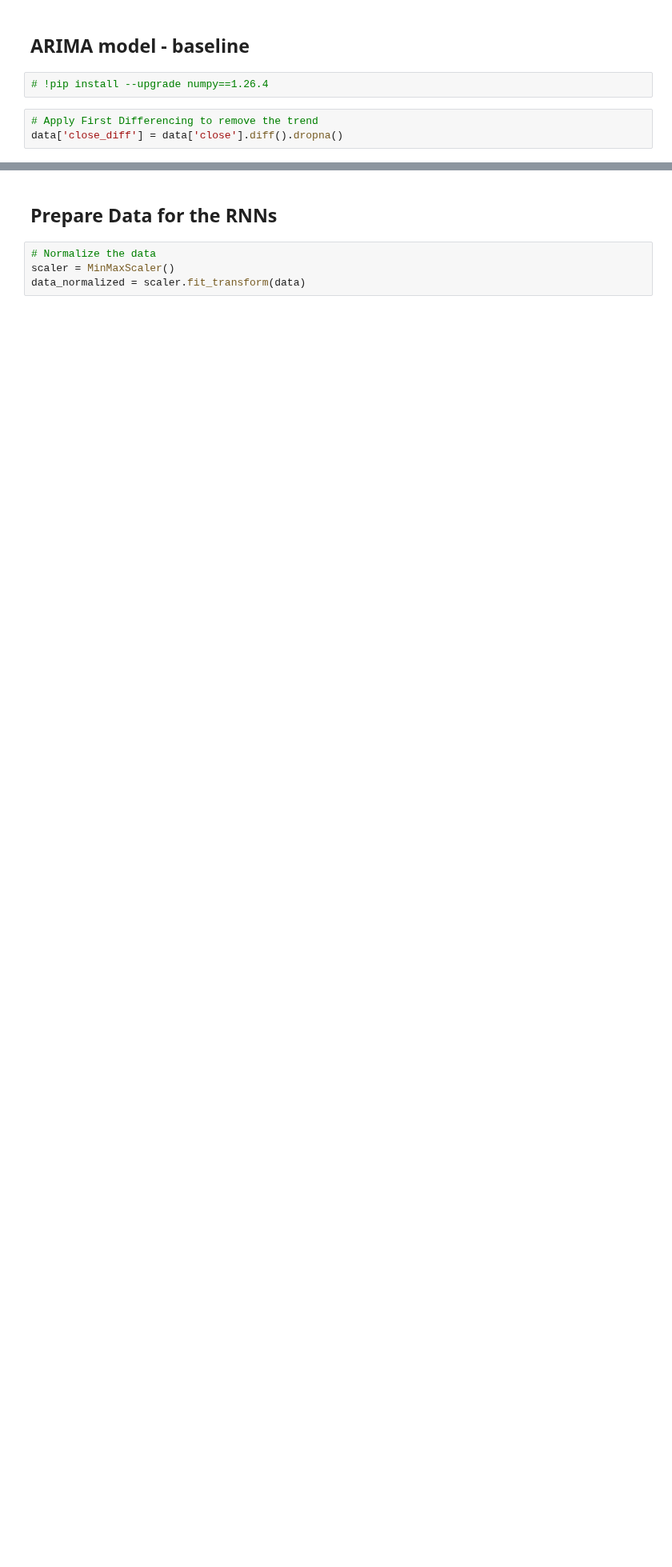
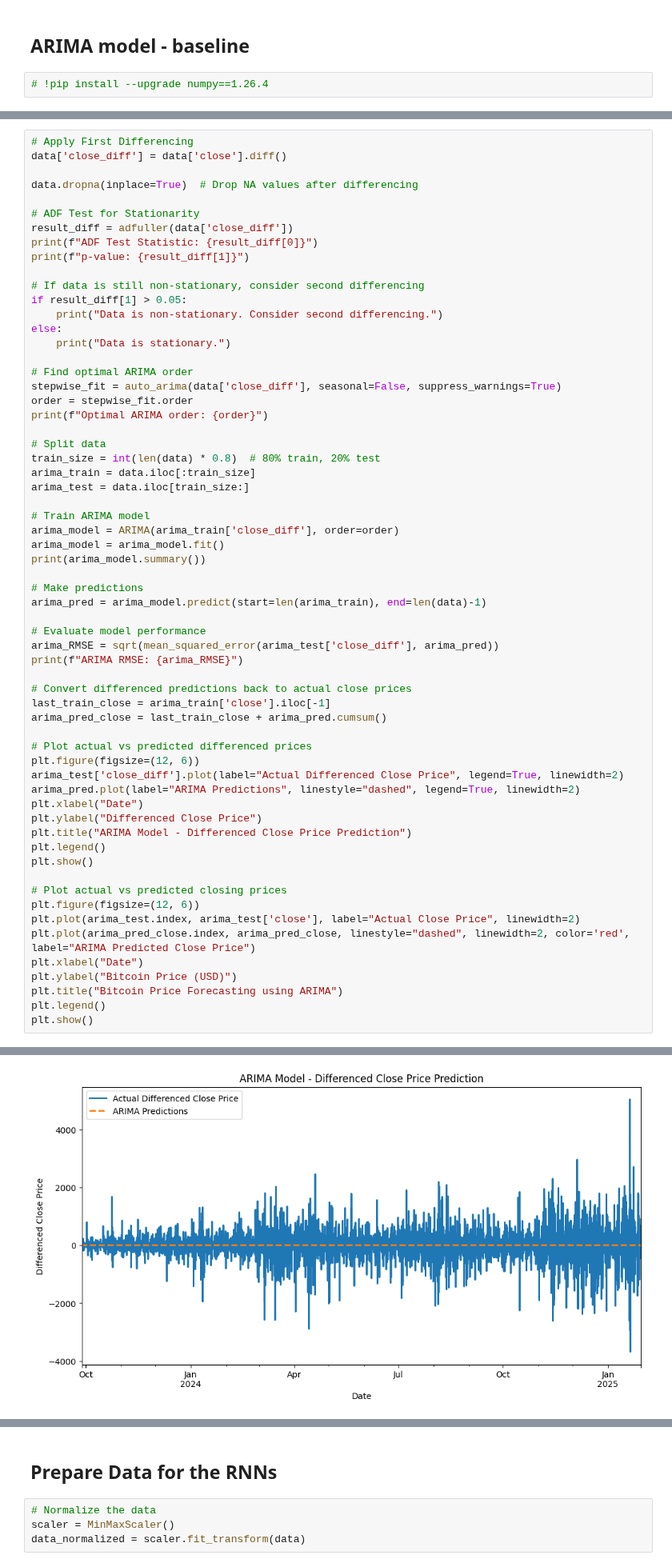
Before and after one commit to alexzheng123/EC331-project, a Jupyter notebook: code/bitcoin_forecasting.ipynb, the cells around one changed output, grey strips where cells are left out. Shown at 80% size. Drawn from its saved outputs; the diff is of its cells as text; blank space fills up the shorter version.

```diff
--- a/code/bitcoin_forecasting.ipynb
+++ b/code/bitcoin_forecasting.ipynb
@@ -30,6 +44,3 @@ data = pd.read_csv("/Users/alexzheng/Developer/GitHub/EC331-project/data/Bitcoin
 ## ARIMA model - baseline
 # %%
 # !pip install --upgrade numpy==1.26.4
-# %%
-# Apply First Differencing to remove the trend
-data['close_diff'] = data['close'].diff().dropna()
@@ -220,0 +47,63 @@ plt.show()
+# %%
+# Apply First Differencing
+data['close_diff'] = data['close'].diff()
+
+data.dropna(inplace=True)  # Drop NA values after differencing
+
+# ADF Test for Stationarity
+result_diff = adfuller(data['close_diff'])
+print(f"ADF Test Statistic: {result_diff[0]}")
+print(f"p-value: {result_diff[1]}")
+
+# If data is still non-stationary, consider second differencing
+if result_diff[1] > 0.05:
+    print("Data is non-stationary. Consider second differencing.")
+else:
+    print("Data is stationary.")
+
+# Find optimal ARIMA order
+stepwise_fit = auto_arima(data['close_diff'], seasonal=False, suppress_warnings=True)
+order = stepwise_fit.order
+print(f"Optimal ARIMA order: {order}")
+
+# Split data
+train_size = int(len(data) * 0.8)  # 80% train, 20% test
+arima_train = data.iloc[:train_size]
+arima_test = data.iloc[train_size:]
+
+# Train ARIMA model
+arima_model = ARIMA(arima_train['close_diff'], order=order)
+arima_model = arima_model.fit()
+print(arima_model.summary())
+
+# Make predictions
+arima_pred = arima_model.predict(start=len(arima_train), end=len(data)-1)
+
+# Evaluate model performance
+arima_RMSE = sqrt(mean_squared_error(arima_test['close_diff'], arima_pred))
+print(f"ARIMA RMSE: {arima_RMSE}")
+
+# Convert differenced predictions back to actual close prices
+last_train_close = arima_train['close'].iloc[-1]
+arima_pred_close = last_train_close + arima_pred.cumsum()
+
+# Plot actual vs predicted differenced prices
+plt.figure(figsize=(12, 6))
+arima_test['close_diff'].plot(label="Actual Differenced Close Price", legend=True, linewidth=2)
+arima_pred.plot(label="ARIMA Predictions", linestyle="dashed", legend=True, linewidth=2)
+plt.xlabel("Date")
+plt.ylabel("Differenced Close Price")
+plt.title("ARIMA Model - Differenced Close Price Prediction")
+plt.legend()
+plt.show()
+
+# Plot actual vs predicted closing prices
+plt.figure(figsize=(12, 6))
+plt.plot(arima_test.index, arima_test['close'], label="Actual Close Price", linewidth=2)
+plt.plot(arima_pred_close.index, arima_pred_close, linestyle="dashed", linewidth=2, color='red', label="ARIMA Predicted Close Price")
+plt.xlabel("Date")
+plt.ylabel("Bitcoin Price (USD)")
+plt.title("Bitcoin Price Forecasting using ARIMA")
+plt.legend()
+plt.show()
+# %% [output]
@@ -220,0 +131 @@ plt.show()
+[figure, added]
```
Also changed, not shown: parts of 20 cells of this notebook.
